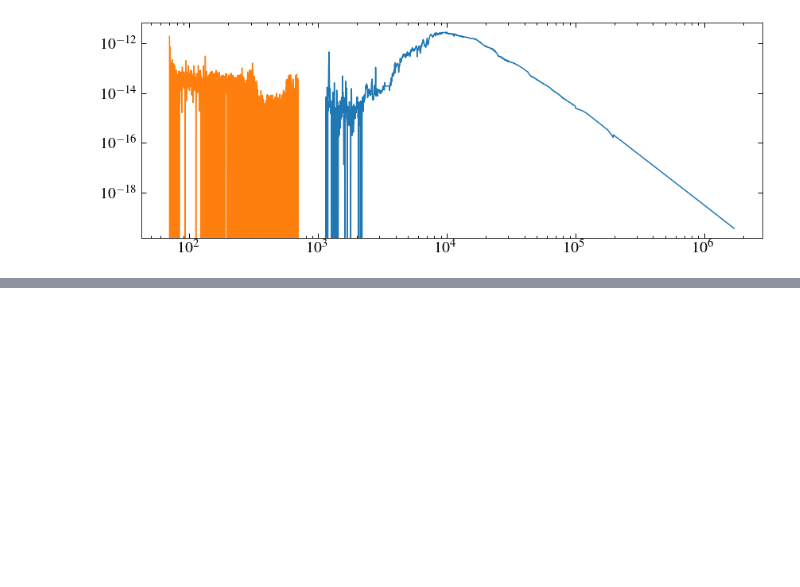
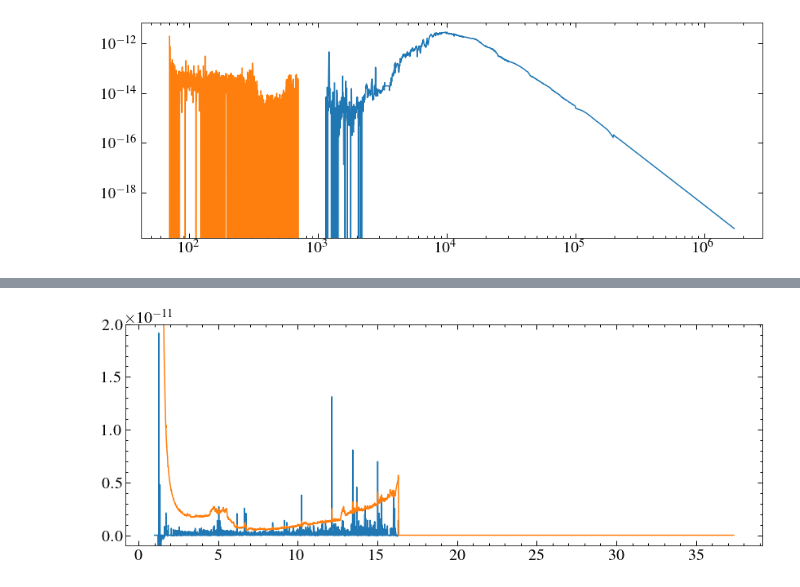
Before and after one commit to davidjwilson/ad-leo-sed, a Jupyter notebook: ad_leo_sed.ipynb, the cells around one changed output, grey strips where cells are left out. Saved outputs shown, nothing was run; the diff lists cells and outputs as text; code cells hidden in the pictures; blank space fills up the shorter version.

```diff
--- a/ad_leo_sed.ipynb
+++ b/ad_leo_sed.ipynb
@@ -116,0 +229,38 @@ lya = 9.97e-12# ergs cm-2 s-1
+# %%
+ws = []
+
+for i, csav in enumerate(cfiles):
+    cdata = readsav(csav)
+    ws.append(cdata.p1wave)
+    ws.append(cdata.m1wave)
+
+l = 0
+for wi in ws:
+    if len(wi) > l:
+        wc = np.array(wi)
+        l = len(wi)
+
+fs = []
+es = []
+
+
+for i, csav in enumerate(cfiles):
+    cdata = readsav(csav)
+    for order in ('p', 'm'):
+        wi, fi, ei = cdata['{}1hwave'.format(order)], cdata['flux{}1heg'.format(order)], cdata['fluxe{}1heg'.format(order)]
+        #wi, fi, ei = resample.bintogrid(wi, fi, unc=ei, newx=wc)
+        fi = interp1d(wi, fi, bounds_error=False, fill_value=0)(wc)
+        ei = interp1d(wi, ei, bounds_error=False, fill_value=0)(wc)
+
+        fs.append(fi)
+        es.append(ei)
+
+fc, ec = spectra_adder(np.array(fs), np.array(es))
+wc, fc, ec = wc[::-1], fc[::-1], ec[::-1] #arrays are backwards
+plt.plot(wc,fc)
+plt.plot(wc, ec)
+plt.ylim(-1e-12, 20e-12)
+
+wc2, fc2, ec2 = wc, fc, ec
+# %% [output]
+[figure, added]
```
Also changed, not shown: parts of 36 cells of this notebook, 3 other files.
